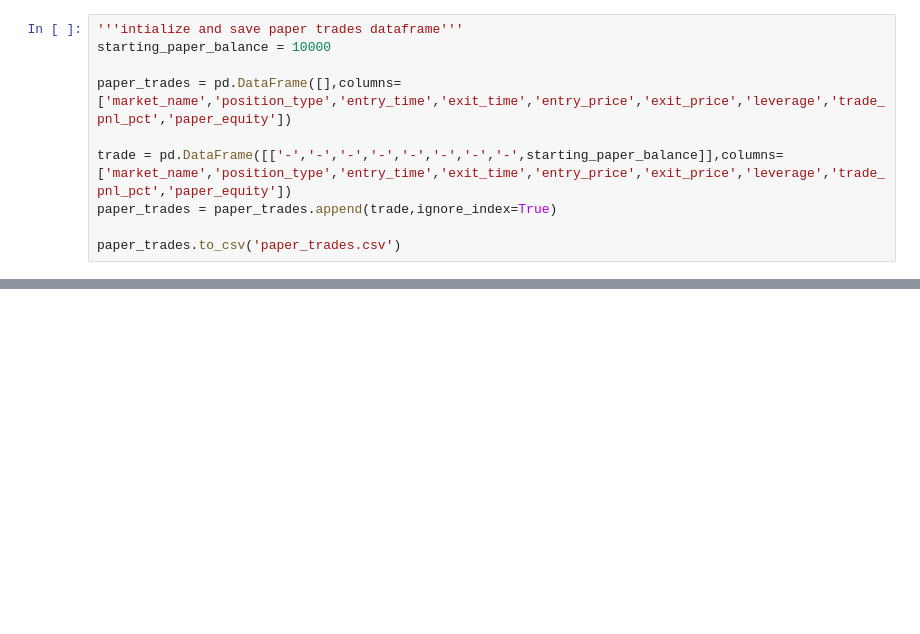
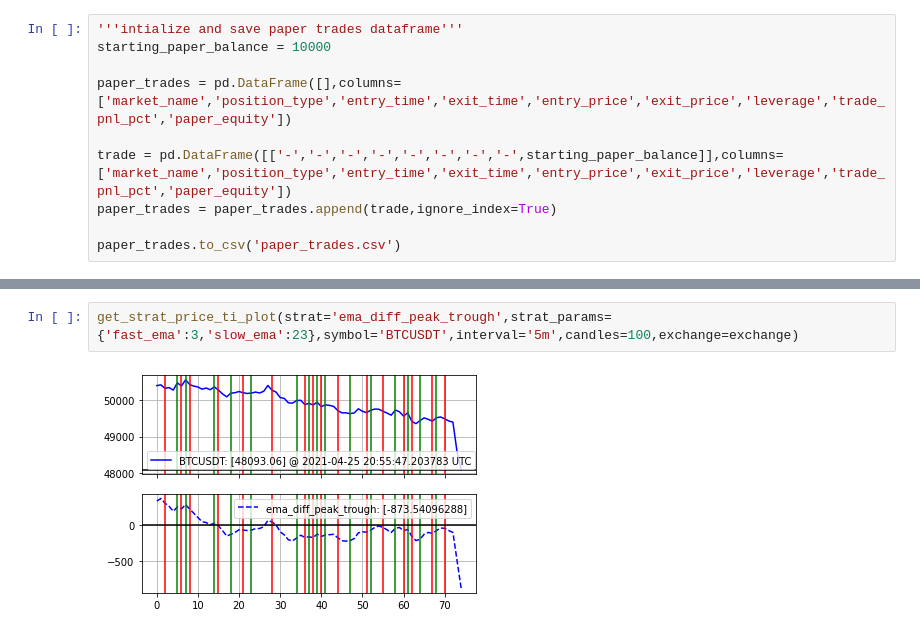
Before and after one commit to s260895/crypto_perpetual_futures_trader, a Jupyter notebook: notebook.ipynb, the cells around one changed output, grey strips where cells are left out. Drawn from its saved outputs; the diff is of its cells as text; blank space fills up the shorter version.

```diff
--- a/notebook.ipynb
+++ b/notebook.ipynb
@@ -872 +872,5 @@ get_balance(mode='live',exchange=exchange)
+# %%
+get_strat_price_ti_plot(strat='ema_diff_peak_trough',strat_params={'fast_ema':3,'slow_ema':23},symbol='BTCUSDT',interval='5m',candles=100,exchange=exchange)
+# %% [output]
+[figure, added]
 # %%
```
Also changed, not shown: parts of 3 cells of this notebook, 2 other files.
